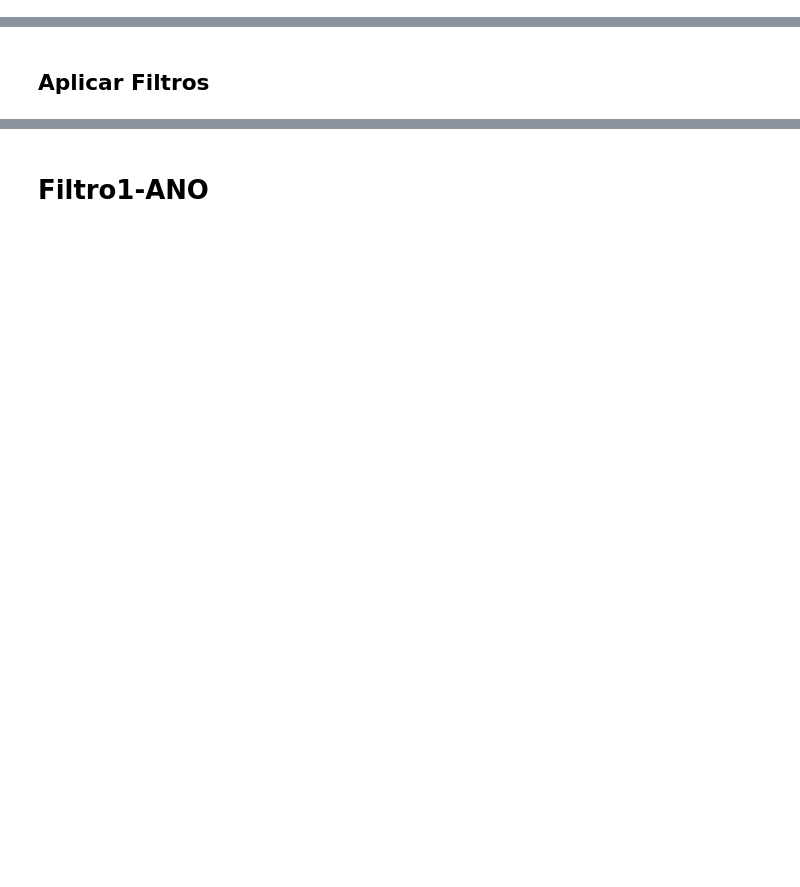
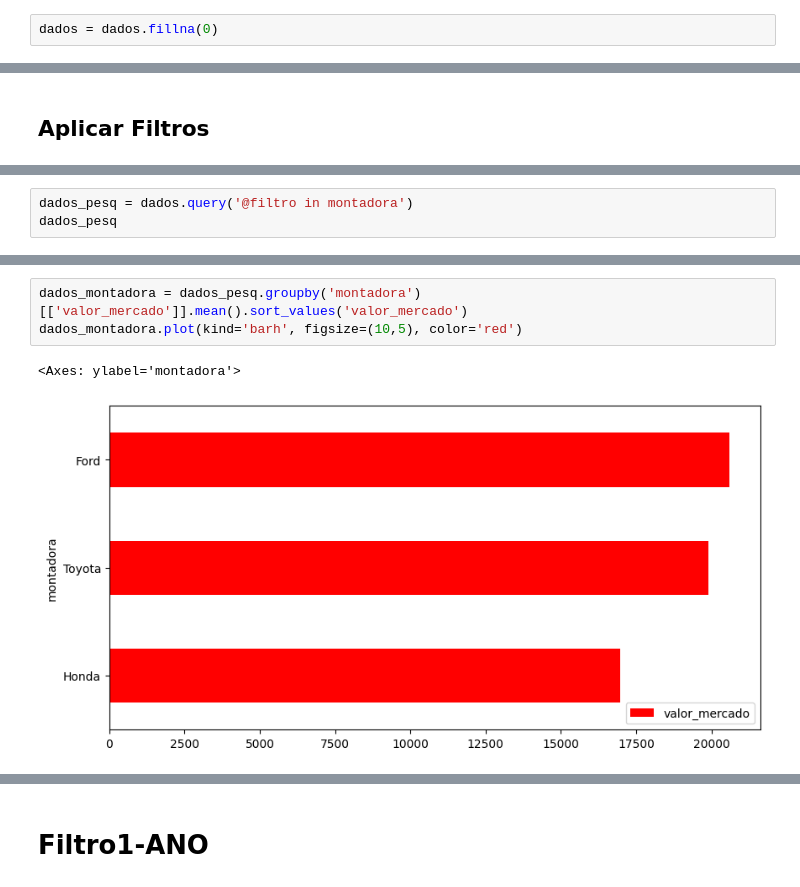
Before and after one commit to dev-alini/AlineJSantos.github.io, a Jupyter notebook: Curso_Pandas_CDB.ipynb, the cells around one changed output, grey strips where cells are left out. Drawn from its saved outputs; the diff is of its cells as text; blank space fills up the shorter version.

```diff
--- a/Curso_Pandas_CDB.ipynb
+++ b/Curso_Pandas_CDB.ipynb
@@ -182,0 +176,2 @@ dados.isnull()
+# %%
+dados = dados.fillna(0)
@@ -184,0 +235,3 @@ dados.isnull()
+# %%
+dados_pesq = dados.query('@filtro in montadora')
+dados_pesq
@@ -184,0 +256,6 @@ dados.isnull()
+# %%
+dados_montadora = dados_pesq.groupby('montadora')[['valor_mercado']].mean().sort_values('valor_mercado')
+dados_montadora.plot(kind='barh', figsize=(10,5), color='red')
+# %% [output]
+<Axes: ylabel='montadora'>
+[figure, added]
```
Also changed, not shown: parts of 12 cells of this notebook.
